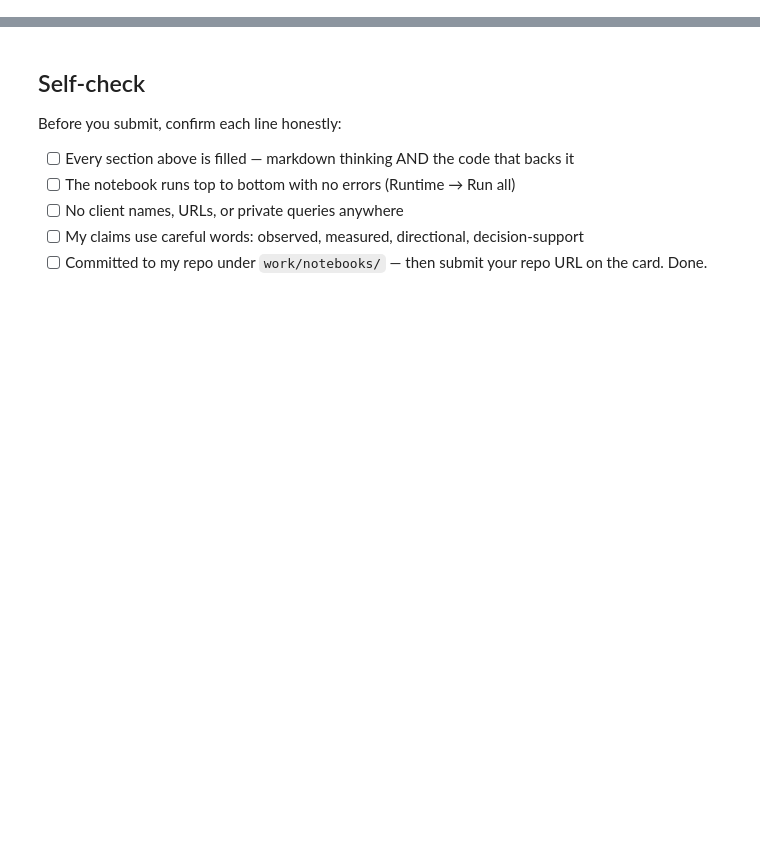
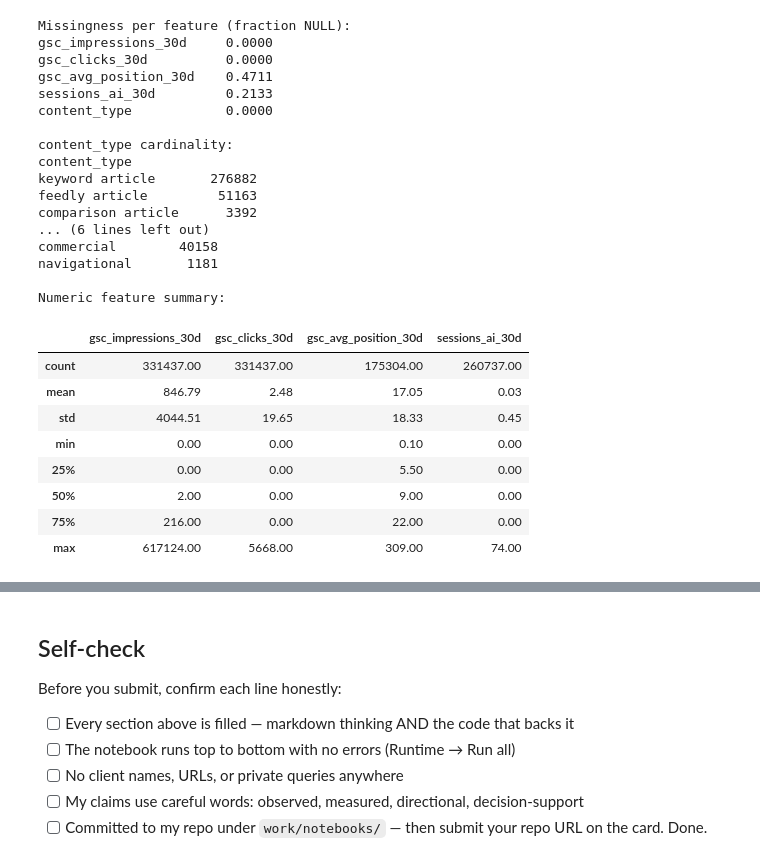
Before and after one commit to Zoye-J/FlyRank--MachineLearning, a Jupyter notebook: work/notebooks/w03_feature_leakage_check.ipynb, the cells around one changed output, grey strips where cells are left out. Saved outputs shown, nothing was run; the diff lists cells and outputs as text; code cells hidden in the pictures; blank space fills up the shorter version.

```diff
--- a/work/notebooks/w03_feature_leakage_check.ipynb
+++ b/work/notebooks/w03_feature_leakage_check.ipynb
@@ -36,0 +16,21 @@ This skeleton is yours to fill. Work the sections **in order** — each one has
+# %%
+# connecting to the FlyRank warehouse via Colab Secrets
+
+from google.colab import userdata
+import os
+import pandas as pd
+import numpy as np
+import duckdb
+
+os.environ["HF_TOKEN"] = userdata.get("HF_TOKEN")
+
+con = duckdb.connect()
+con.execute("INSTALL httpfs; LOAD httpfs;")
+con.execute("CREATE SECRET hf (TYPE huggingface, PROVIDER credential_chain);")
+
+print("Connected to warehouse.")
+
+FACT_MAR     = "hf://datasets/FlyRank/internship-warehouse/fact_content_daily_performance/month=2026-03/*.parquet"
+FACT_APR     = "hf://datasets/FlyRank/internship-warehouse/fact_content_daily_performance/month=2026-04/*.parquet"
+FACT_MAY     = "hf://datasets/FlyRank/internship-warehouse/fact_content_daily_performance/month=2026-05/*.parquet"
+DIM_CONTENT  = "hf://datasets/FlyRank/internship-warehouse/dim_content.parquet"
@@ -36,0 +127,48 @@ This skeleton is yours to fill. Work the sections **in order** — each one has
+# %%
+# Inspecting missingness and cardinality of each feature
+
+print("Missingness per feature (fraction NULL):")
+print(features[[
+    "gsc_impressions_30d", "gsc_clicks_30d",
+    "gsc_avg_position_30d", "sessions_ai_30d",
+    "content_type"
+]].isna().mean().round(4).to_string())
+
+print("\ncontent_type cardinality:")
+print(features["content_type"].value_counts(dropna=False).to_string())
+
+print("\nmain_intent cardinality (held out — not one of the 5):")
+print(features["main_intent"].value_counts(dropna=False).to_string())
+
+print("\nNumeric feature summary:")
+display(features[[
+    "gsc_impressions_30d", "gsc_clicks_30d",
+    "gsc_avg_position_30d", "sessions_ai_30d"
+]].describe().round(2))
+# %% [output]
+Missingness per feature (fraction NULL):
+gsc_impressions_30d     0.0000
+gsc_clicks_30d          0.0000
+gsc_avg_position_30d    0.4711
+sessions_ai_30d         0.2133
+content_type            0.0000
+
+content_type cardinality:
+content_type
+keyword article       276882
+feedly article         51163
+comparison article      3392
+... (6 lines left out)
+commercial        40158
+navigational       1181
+
+Numeric feature summary:
+|  | gsc_impressions_30d | gsc_clicks_30d | gsc_avg_position_30d | sessions_ai_30d |
+| count | 331437.00 | 331437.00 | 175304.00 | 260737.00 |
+| mean | 846.79 | 2.48 | 17.05 | 0.03 |
+| std | 4044.51 | 19.65 | 18.33 | 0.45 |
+| min | 0.00 | 0.00 | 0.10 | 0.00 |
+| 25% | 0.00 | 0.00 | 5.50 | 0.00 |
+| 50% | 2.00 | 0.00 | 9.00 | 0.00 |
+| 75% | 216.00 | 0.00 | 22.00 | 0.00 |
+| max | 617124.00 | 5668.00 | 309.00 | 74.00 |
```
Also changed, not shown: parts of 21 cells of this notebook.
